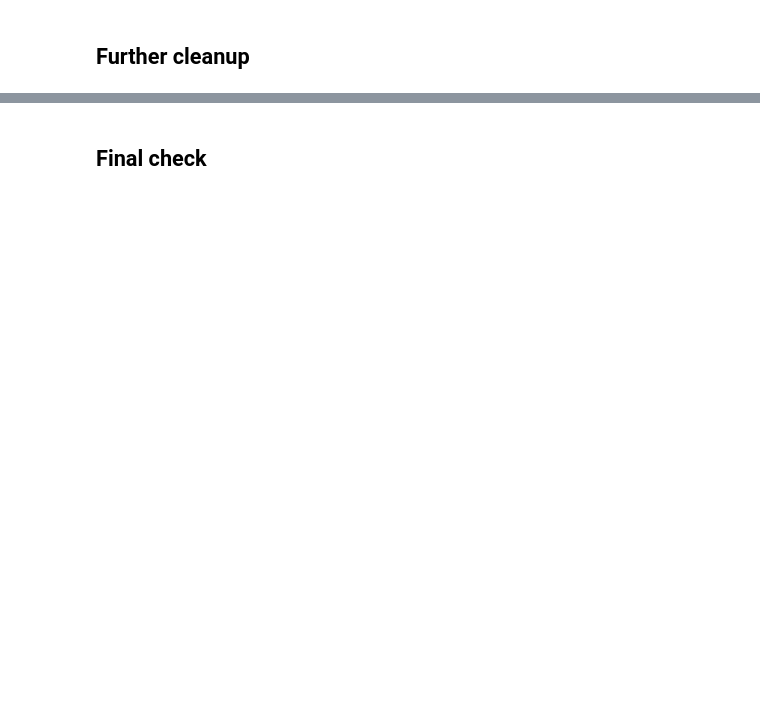
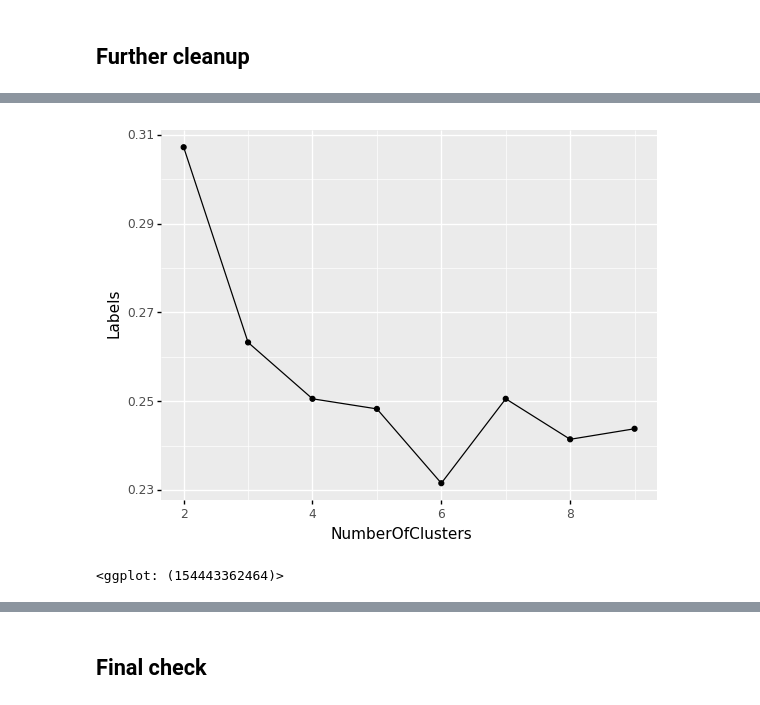
Before and after one commit to IEwaspbusters/KopuruVespaCompetitionIE, a Jupyter notebook: Competition_subs/2021-05-26_submit/Feeder_months/workerbee03_NESTS.ipynb, the cells around one changed output, grey strips where cells are left out. Drawn from its saved outputs; the diff is of its cells as text; code cells hidden in the pictures; blank space fills up the shorter version.

```diff
--- a/Competition_subs/2021-05-26_submit/Feeder_months/workerbee03_NESTS.ipynb
+++ b/Competition_subs/2021-05-26_submit/Feeder_months/workerbee03_NESTS.ipynb
@@ -291,0 +545,24 @@ all_the_queens_wasps_PREDICT.columns
+# %%
+# scale the dataset using MinMaxScaler, the most common approach
+
+scalators = ['weath_days_frost', 'weath_humidity', 'weath_maxLevel', 'weath_midLevel', 'weath_minLevel', 'weath_days_rain', 'weath_days_rain1mm', 'weath_accuRainfall', 'weath_10minRainfall', 'weath_1dayRainfall', 'weath_solar', 'weath_meanTemp', 'weath_maxTemp', 'weath_maxMeanTemp', 'weath_minTemp', 'weath_meanWindM', 'weath_maxWindM', 'weath_meanDayMaxWind']
+all_the_queens_wasps_TRAIN[scalators] = preprocessing.minmax_scale(all_the_queens_wasps_TRAIN[scalators])
+# %%
+silhouettes = []
+
+for i in range(2,10,1):
+  model = KMeans(n_clusters=i)
+  aux = all_the_queens_wasps_TRAIN.loc[all_the_queens_wasps_TRAIN.year_offset == 2018, ['weath_days_frost', 'weath_humidity', 'weath_maxLevel', 'weath_midLevel', 'weath_minLevel', 'weath_days_rain', 'weath_days_rain1mm', 'weath_accuRainfall', 'weath_10minRainfall', 'weath_1dayRainfall', 'weath_solar', 'weath_meanTemp', 'weath_maxTemp', 'weath_maxMeanTemp', 'weath_minTemp', 'weath_meanWindM', 'weath_maxWindM', 'weath_meanDayMaxWind']]
+  model.fit(aux)
+  labels = model.labels_
+  sol = silhouette_score(aux, labels)
+  silhouettes.append(sol)
+
+silhouette = pd.DataFrame()
+silhouette['Labels'] = silhouettes
+silhouette['NumberOfClusters'] = range(2,10,1)
+
+ggplot(aes(x='NumberOfClusters', y='Labels'), silhouette) + geom_line() + geom_point()
+# %% [output]
+[figure, added]
+<ggplot: (154443362464)>
```
Also changed, not shown: parts of 69 cells of this notebook, 2 other files.
